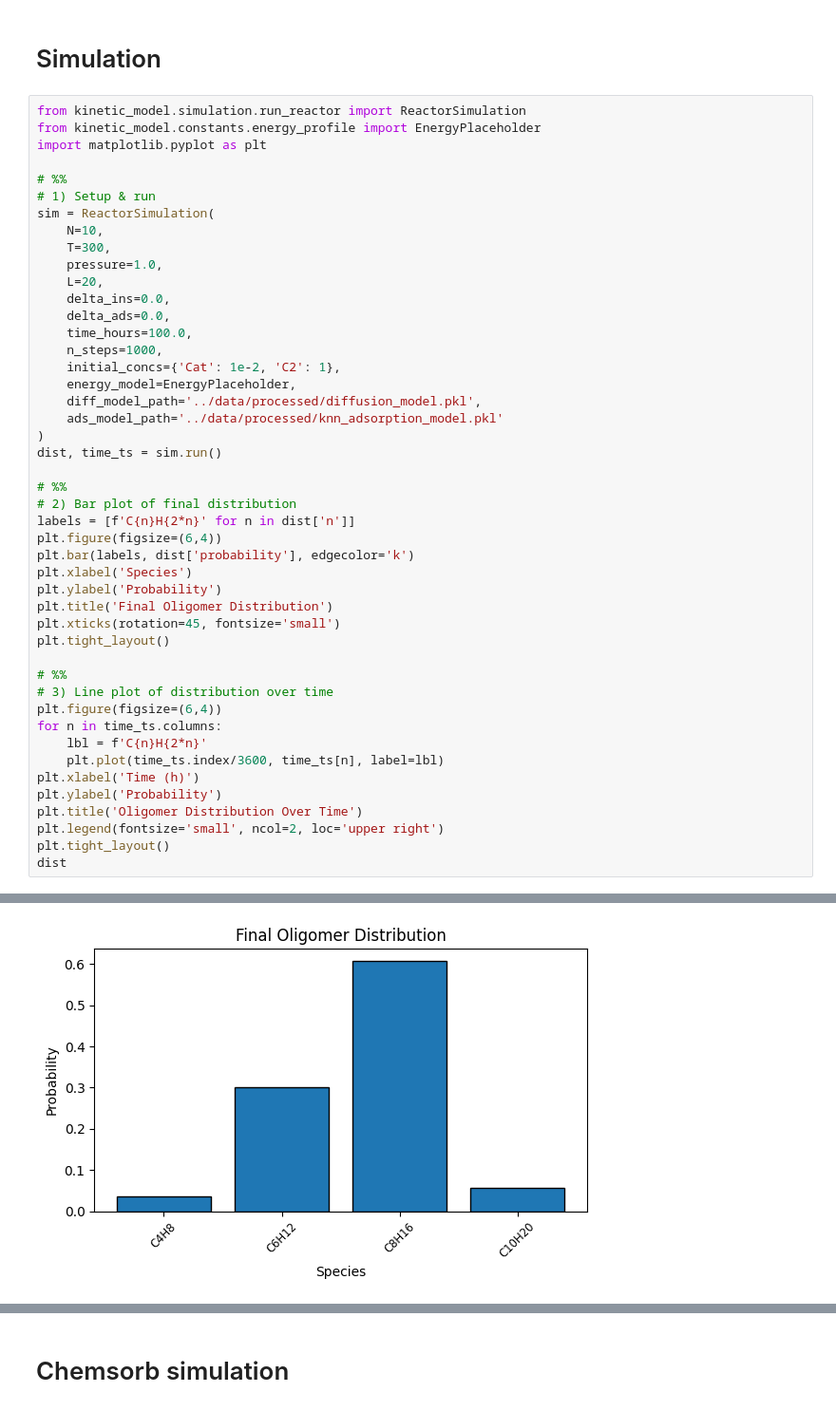
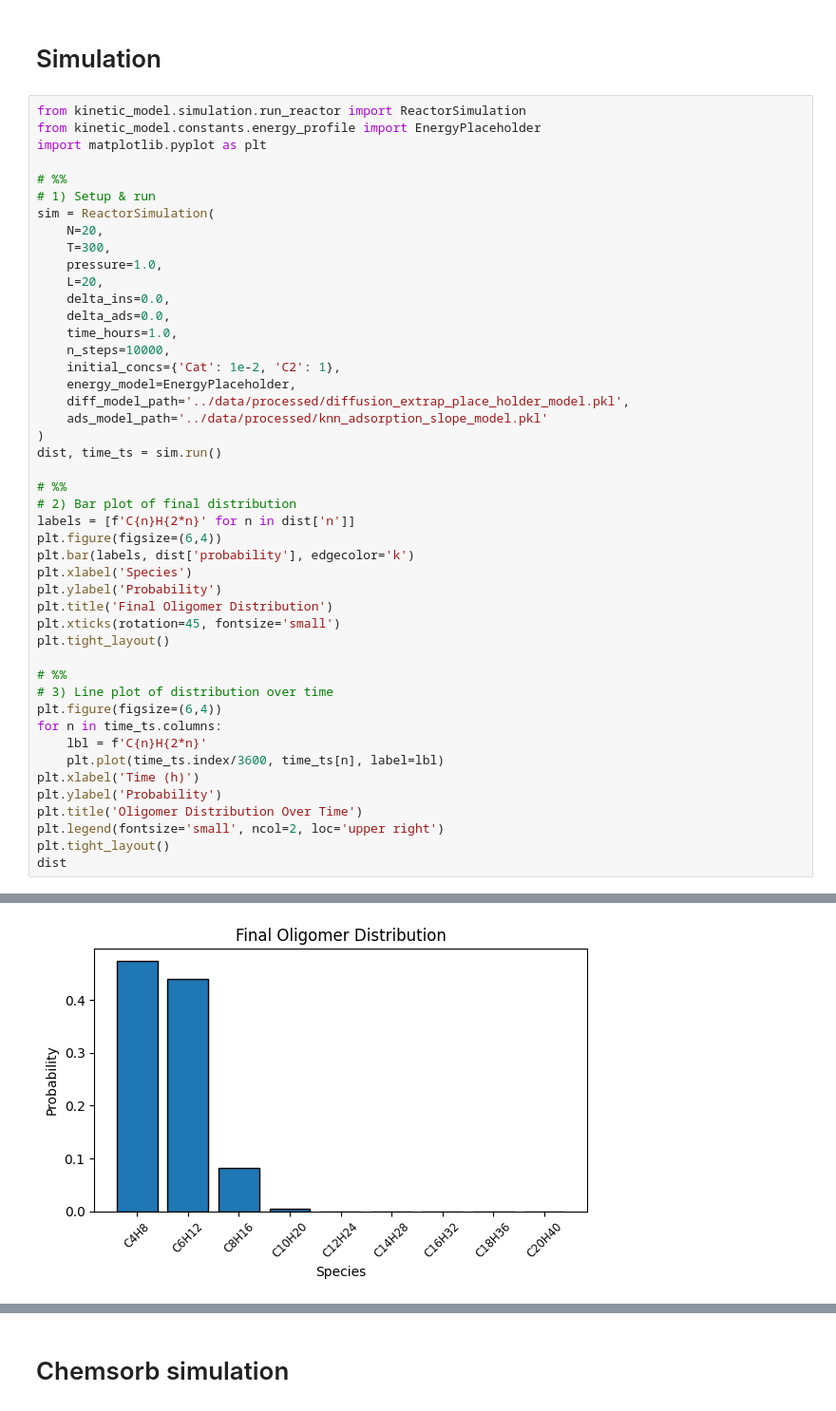
Before and after one commit to multiscale-modelling/kinetic_model, a Jupyter notebook: examples/test_soft.ipynb, the cells around one changed output, grey strips where cells are left out. Shown at 95% size. Saved outputs shown, nothing was run; the diff lists cells and outputs as text.

Commit message:
extrapolated diffusion (not very nice working) and ads models

```diff
--- a/examples/test_soft.ipynb
+++ b/examples/test_soft.ipynb
@@ -8,18 +8,18 @@ import matplotlib.pyplot as plt
 # %%
 # 1) Setup & run
 sim = ReactorSimulation(
-    N=10,
+    N=20,
     T=300,
     pressure=1.0,
     L=20,
     delta_ins=0.0,
     delta_ads=0.0,
-    time_hours=100.0,
-    n_steps=1000,
+    time_hours=1.0,
+    n_steps=10000,
     initial_concs={'Cat': 1e-2, 'C2': 1},
     energy_model=EnergyPlaceholder,
-    diff_model_path='../data/processed/diffusion_model.pkl',
-    ads_model_path='../data/processed/knn_adsorption_model.pkl'
+    diff_model_path='../data/processed/diffusion_extrap_place_holder_model.pkl',
+    ads_model_path='../data/processed/knn_adsorption_slope_model.pkl'
 )
 dist, time_ts = sim.run()
 
@@ -56 +61 @@ dist
-[figure, old version]
+[figure, new version]
```
Also changed, not shown: parts of 3 cells of this notebook, 5 other files.
